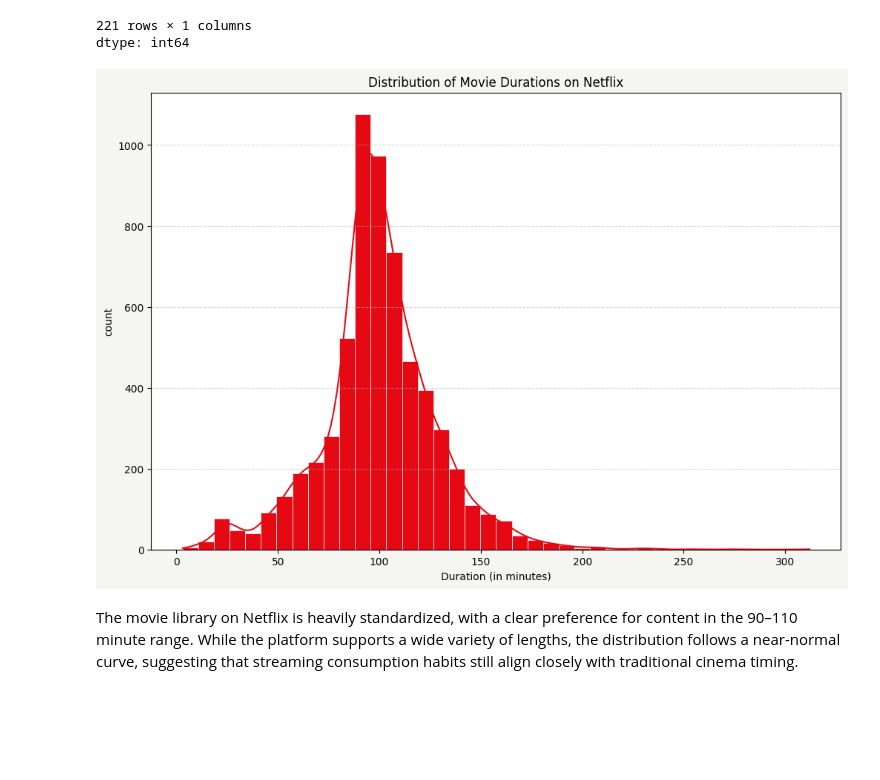
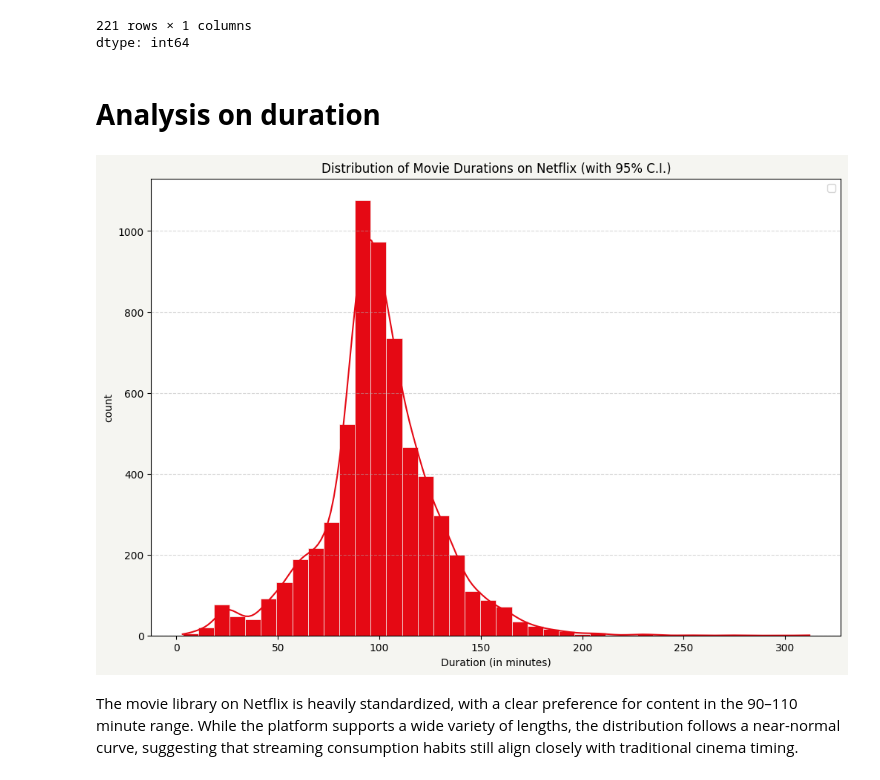
Before and after one commit to RichaGaharwar/Exploratory-Data-Analysis-Netflix-, a Jupyter notebook: Netflix_EDA.ipynb, the cells around one changed output. Saved outputs shown, nothing was run; the diff lists cells and outputs as text; code cells hidden in the pictures; blank space fills up the shorter version.

```diff
--- a/Netflix_EDA.ipynb
+++ b/Netflix_EDA.ipynb
@@ -486,5 +552,7 @@ netflix['duration'].value_counts()
 | 191 min | 1 |
 221 rows × 1 columns
 dtype: int64
+# %% [markdown]
+# **Analysis on duration**
 # %%
 movies = netflix[netflix['type']=='Movie'].copy()
@@ -493,15 +560,19 @@ movies['duration_num'] = movies['duration'].str.extract('(\d+)').astype(float)
 # %%
 Netflix_Red = '#E50914'
 white = '#F5F5F1'
 Netflix_Black = '#221F1F'
 plt.figure(figsize=(12,8), facecolor='#f5f5f1')
 sns.histplot(movies['duration_num'], bins = 40, kde = True , color = Netflix_Red, alpha = 1, edgecolor = white, linewidth = 0.5)
-plt.title('Distribution of Movie Durations on Netflix')
+plt.axvline(mean, color = 'black', linestyle = '--', linewidth=2, label = 'Mean')
+
+
+plt.title('Distribution of Movie Durations on Netflix (with 95% C.I.)')
 plt.xlabel('Duration (in minutes)')
 plt.ylabel('count')
+plt.legend()
 plt.grid(axis = 'y', linestyle = '--', alpha=0.5)
 plt.show()
 # %% [output]
-[figure, old version]
+[figure, new version]
 # %% [markdown]
 The movie library on Netflix is heavily standardized, with a clear preference for content in the 90–110 minute range. While the platform supports a wide variety of lengths, the distribution follows a near-normal curve, suggesting that streaming consumption habits still align closely with traditional cinema timing.
```
Also changed, not shown: parts of 13 cells of this notebook.
